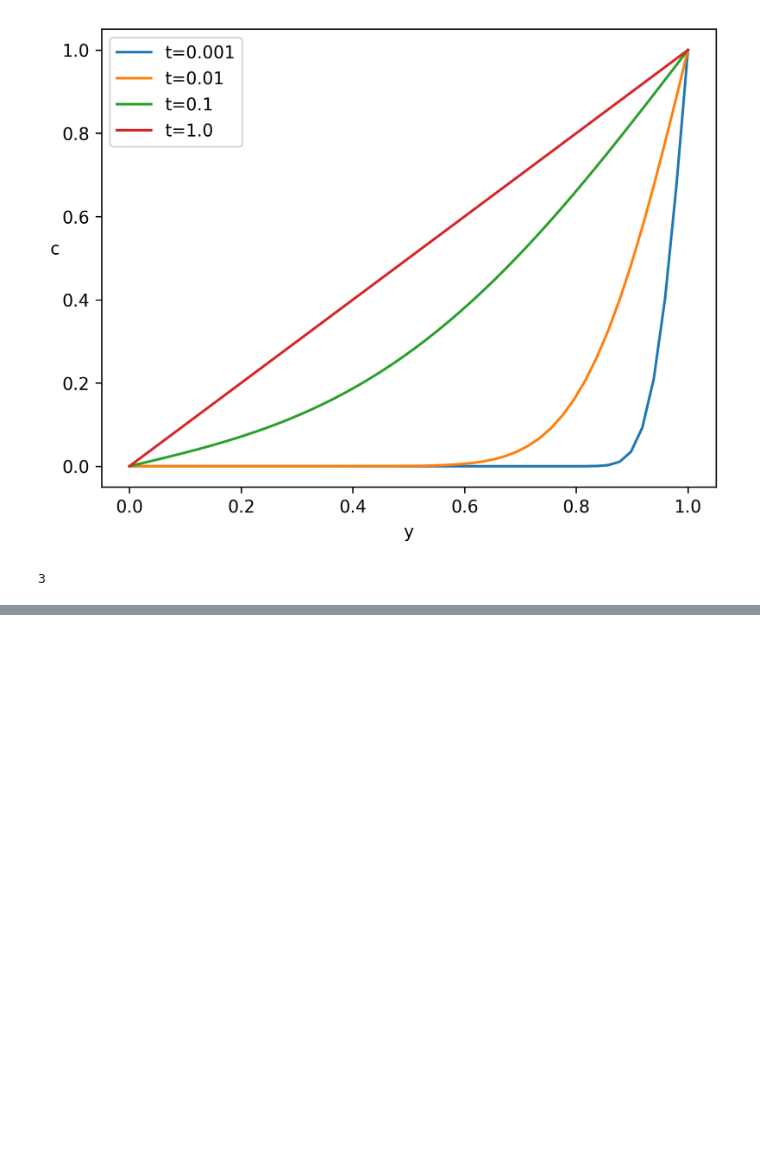
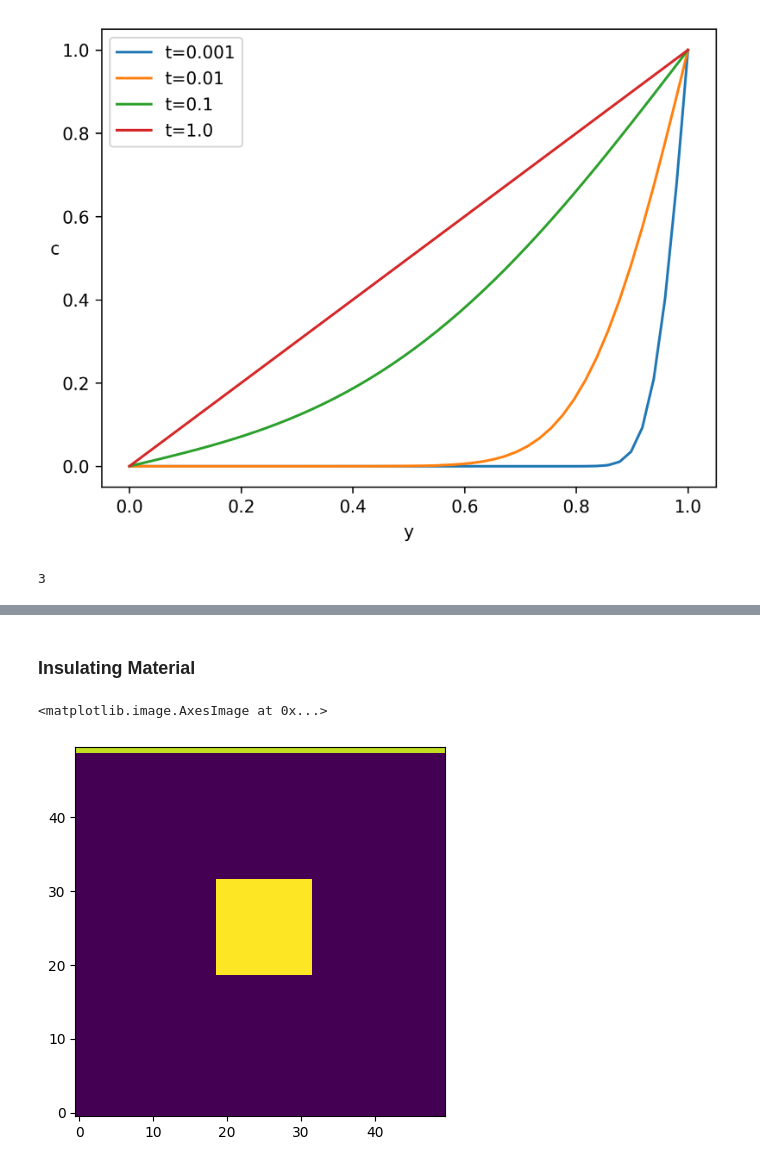
Before and after one commit to JTimmr/Scientific_Computing_1, a Jupyter notebook: diffusion.ipynb, the cells around one changed output, grey strips where cells are left out. Drawn from its saved outputs; the diff is of its cells as text; code cells hidden in the pictures; blank space fills up the shorter version.

Commit message:
Insulating Material

```diff
--- a/diffusion.ipynb
+++ b/diffusion.ipynb
@@ -629 +503,20 @@ loc_object = ['center', 'two center', 'two corner']
+# %%
+L = 1
+dt = 0.001
+dx = 0.02
+fig, ax = plt.subplots(dpi=300)
+omegas = [1.6, 1.7, 1.75, 1.8, 1.85, 1.9, 1.92, 1.95, 1.98]
+Ns = [20,30,50,70,90]
+for n in Ns:
+    no_iter  = []
+    for omega in omegas:
+        initial_condition = initial_condition_I(N=n)
+        init_state = masked_object(N=n, loc = 'two center')
+        ys, iterations, final_frame = SOR_convegence(initial_condition, init_state, D, dt, dx, n, T, [] , omega, 1e-5)
+        no_iter.append(iterations)
+    ax.plot(omegas, no_iter, "-*", label=f'N={n}')
+ax.set_xlabel('omega')
+ax.set_ylabel('Iterations')
+ax.legend()
+fig.savefig('diffusion_omega_twoObject.png')
 # %%
@@ -679,3 +556,32 @@ plt.colorbar(label='Concentration')
 plt.xlabel('X')
 plt.ylabel('Y')
 plt.show()
+# %% [markdown]
+### Insulating Material
+# %%
+def insulated_object(L=None, dx=None, N=None):
+    """
+    Generate initial state, containing all zeros except for the top
+    """
+    if N is None:
+        N = round(L / dx)
+    state = np.zeros((N, N))
+    state[-1] = 1.
+
+    center = (N//2 - N//8, N//2 - N//8)
+    center_top_left = (center[0], center[1])
+    center_bottom_right = (center[0] + N//4, center[1] + N//4)
+    state[center_top_left[0]:center_bottom_right[0]+1, center_top_left[1]:center_bottom_right[1]+1] = 1.1
+
+
+    return state
+
+# Example usage:
+L = 10
+dx = 0.2
+N = 50
+initial_state = insulated_object(L, dx, N)
+plt.imshow(initial_state, cmap='viridis', origin='lower')
+# %% [output]
+<matplotlib.image.AxesImage at 0x...>
+[figure, added]
```
Also changed, not shown: parts of 33 cells of this notebook, 8 other files.
